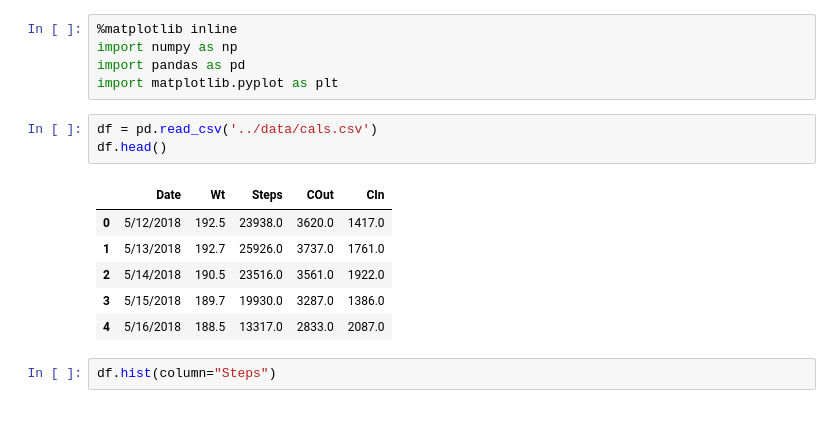
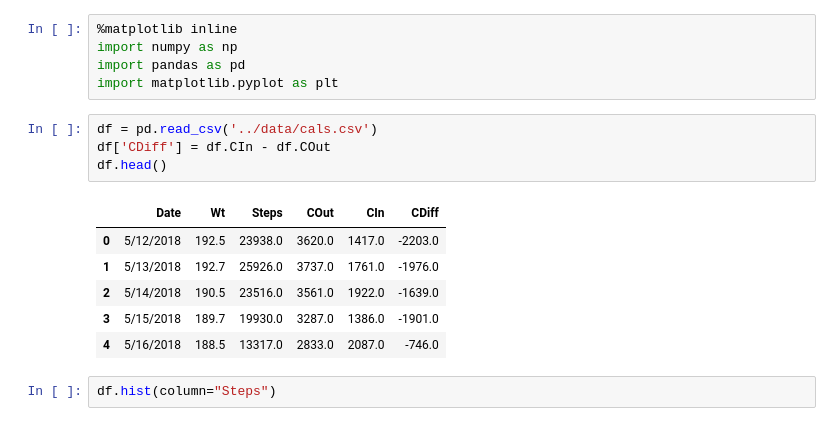
Before and after one commit to ausim/InfoTechForOps, a Jupyter notebook: notebooks/Cals.ipynb, the cells around one changed output. Cells and saved outputs as stored; diff of their text form.

```diff
--- a/notebooks/Cals.ipynb
+++ b/notebooks/Cals.ipynb
@@ -5,14 +5,15 @@ import pandas as pd
 import matplotlib.pyplot as plt
 # %%
 df = pd.read_csv('../data/cals.csv')
+df['CDiff'] = df.CIn - df.COut
 df.head()
 # %% [output]
-|  | Date | Wt | Steps | COut | CIn |
-| 0 | 5/12/2018 | 192.5 | 23938.0 | 3620.0 | 1417.0 |
-| 1 | 5/13/2018 | 192.7 | 25926.0 | 3737.0 | 1761.0 |
-| 2 | 5/14/2018 | 190.5 | 23516.0 | 3561.0 | 1922.0 |
-| 3 | 5/15/2018 | 189.7 | 19930.0 | 3287.0 | 1386.0 |
-| 4 | 5/16/2018 | 188.5 | 13317.0 | 2833.0 | 2087.0 |
+|  | Date | Wt | Steps | COut | CIn | CDiff |
+| 0 | 5/12/2018 | 192.5 | 23938.0 | 3620.0 | 1417.0 | -2203.0 |
+| 1 | 5/13/2018 | 192.7 | 25926.0 | 3737.0 | 1761.0 | -1976.0 |
+| 2 | 5/14/2018 | 190.5 | 23516.0 | 3561.0 | 1922.0 | -1639.0 |
+| 3 | 5/15/2018 | 189.7 | 19930.0 | 3287.0 | 1386.0 | -1901.0 |
+| 4 | 5/16/2018 | 188.5 | 13317.0 | 2833.0 | 2087.0 | -746.0 |
 # %%
 df.hist(column="Steps")
 # %% [output]
```
Also changed, not shown: parts of 1 cell of this notebook.
